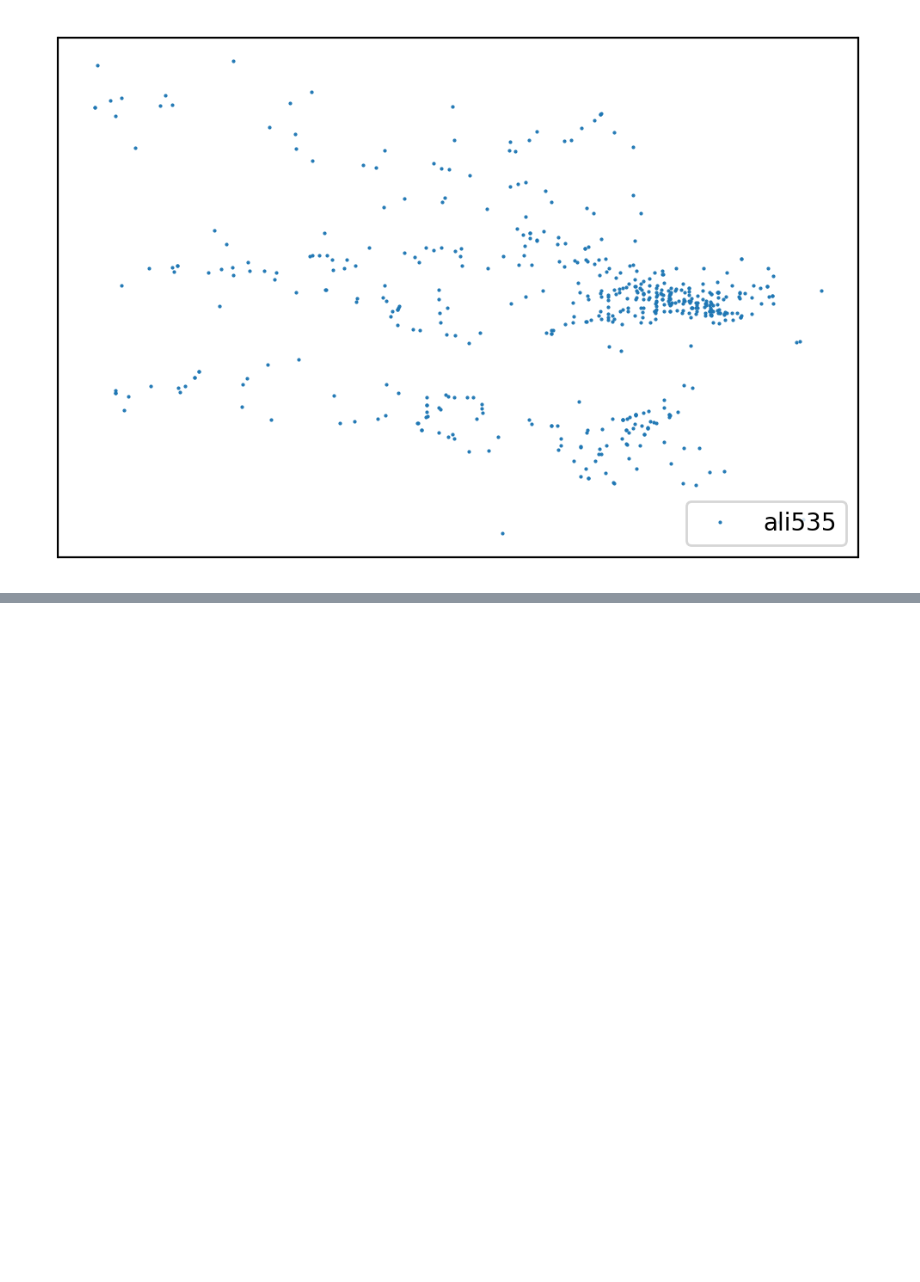
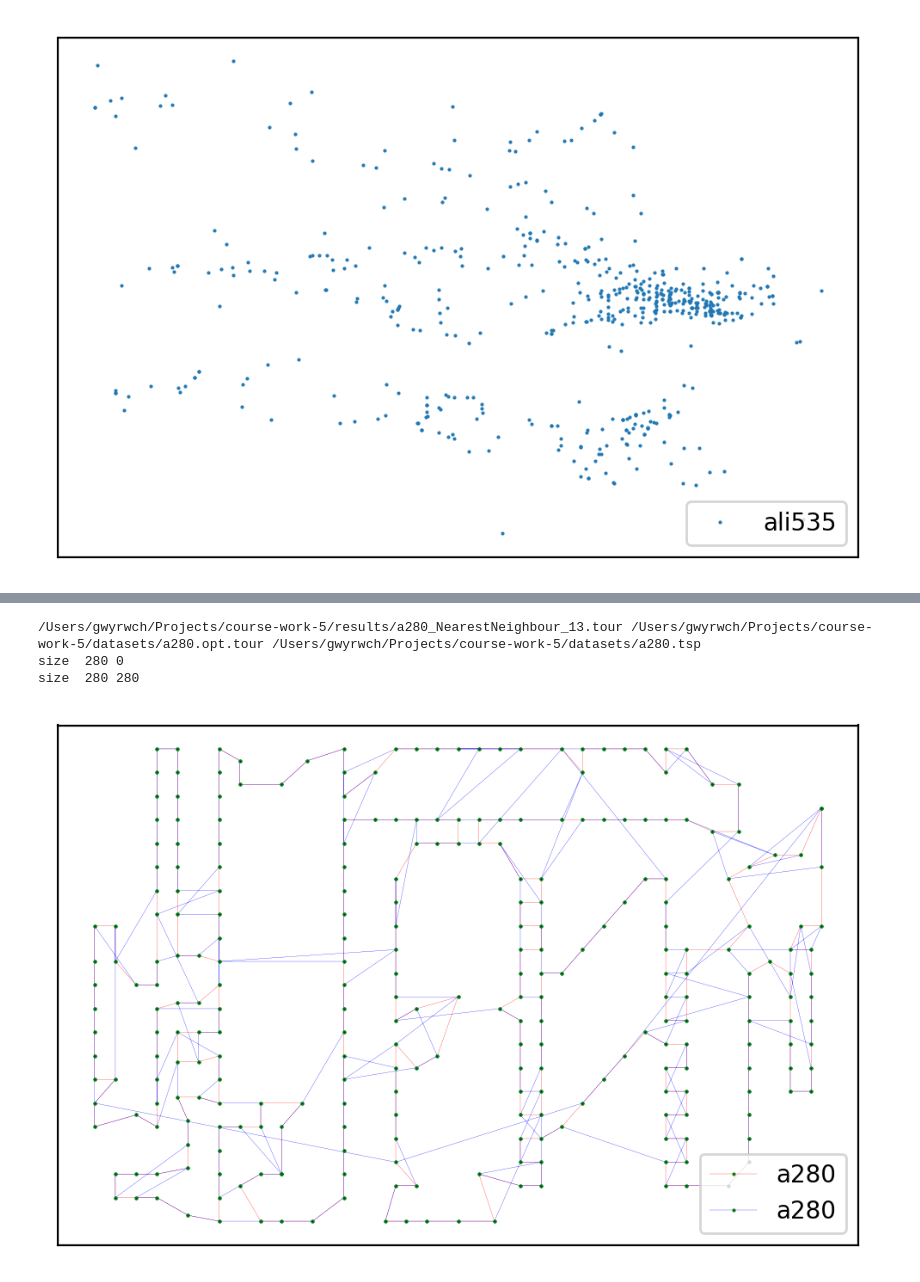
Before and after one commit to gwyrwch/travelling-salesman, a Jupyter notebook: research.ipynb, the cells around one changed output, grey strips where cells are left out. Saved outputs shown, nothing was run; the diff lists cells and outputs as text; code cells hidden in the pictures; blank space fills up the shorter version.

Commit message:
full tour saving to results; plotting implemented+optimal solutions in research.ipynb

```diff
--- a/research.ipynb
+++ b/research.ipynb
@@ -196,0 +211,7 @@ matrix in test bayg29
+# %%
+plot_tour_by_testname_and_solution('a280', 'NearestNeighbour')
+# %% [output]
+/Users/gwyrwch/Projects/course-work-5/results/a280_NearestNeighbour_13.tour /Users/gwyrwch/Projects/course-work-5/datasets/a280.opt.tour /Users/gwyrwch/Projects/course-work-5/datasets/a280.tsp
+size  280 0
+size  280 280
+[figure, added]
```
Also changed, not shown: parts of 2 cells of this notebook, 4 other files.
